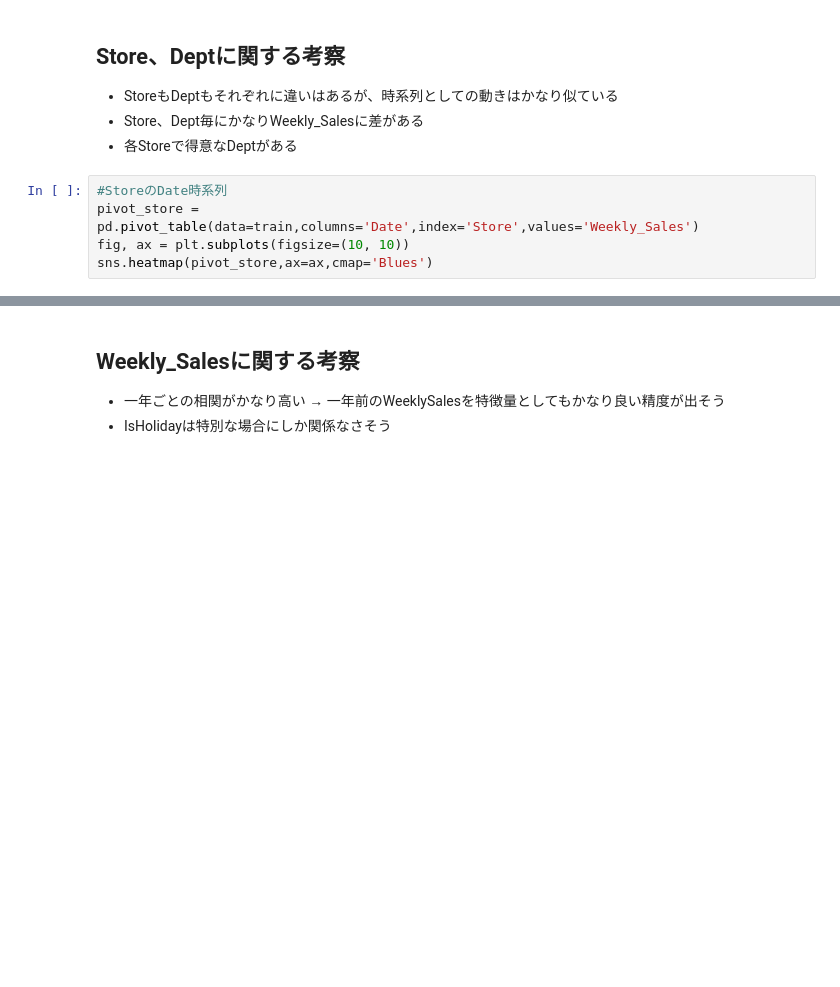
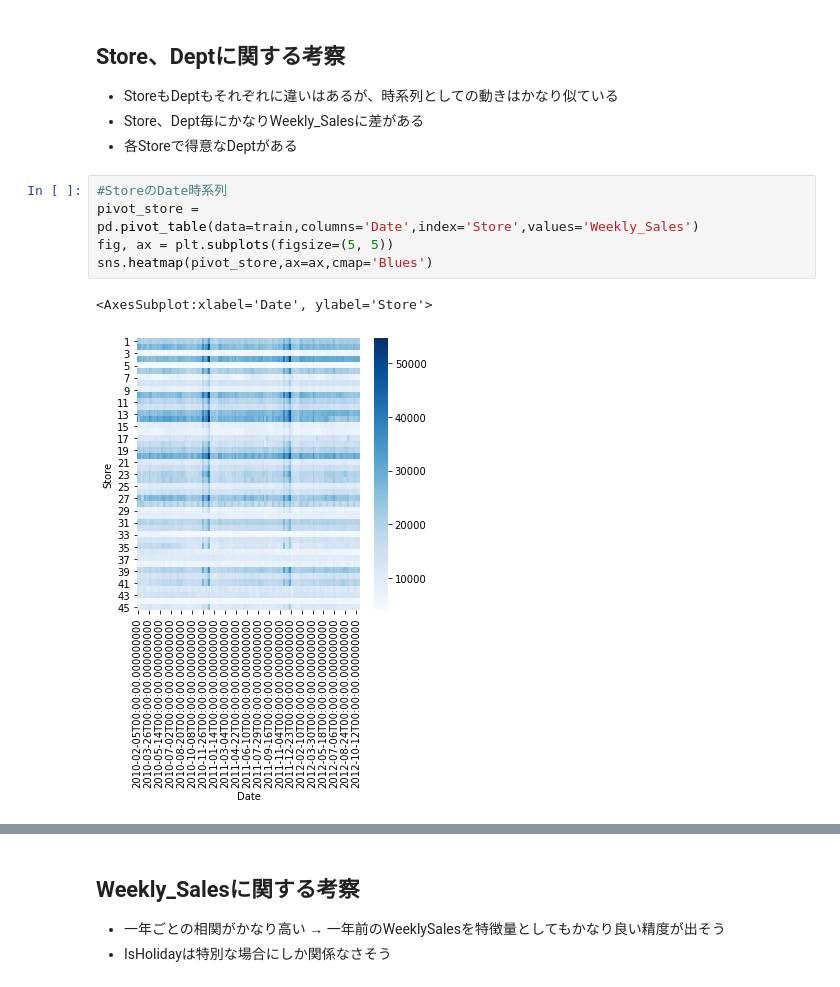
Before and after one commit to giangdip2410/Walmart, a Jupyter notebook: report/eda_report.ipynb, the cells around one changed output, grey strips where cells are left out. Saved outputs shown, nothing was run; the diff lists cells and outputs as text; blank space fills up the shorter version.

```diff
--- a/report/eda_report.ipynb
+++ b/report/eda_report.ipynb
@@ -103,8 +133,11 @@ sns.scatterplot(data=train_feat_df,x='Type',y='Weekly_Sales')
 # %%
 #StoreのDate時系列
 pivot_store =  pd.pivot_table(data=train,columns='Date',index='Store',values='Weekly_Sales')
-fig, ax = plt.subplots(figsize=(10, 10))
+fig, ax = plt.subplots(figsize=(5, 5))
 sns.heatmap(pivot_store,ax=ax,cmap='Blues')
+# %% [output]
+<AxesSubplot:xlabel='Date', ylabel='Store'>
+[figure, added]
 # %%
 #DeptのDate時系列
 pivot_dept =  pd.pivot_table(data=train,columns='Date',index='Dept',values='Weekly_Sales')
```
Also changed, not shown: parts of 15 cells of this notebook, 1 other file.
